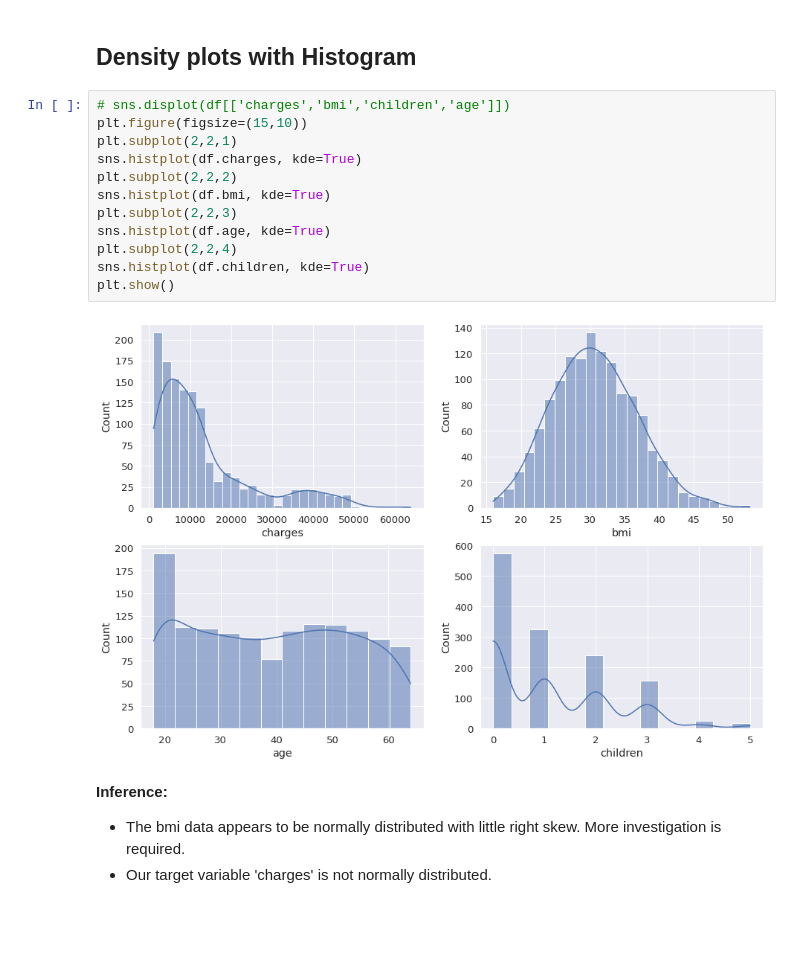
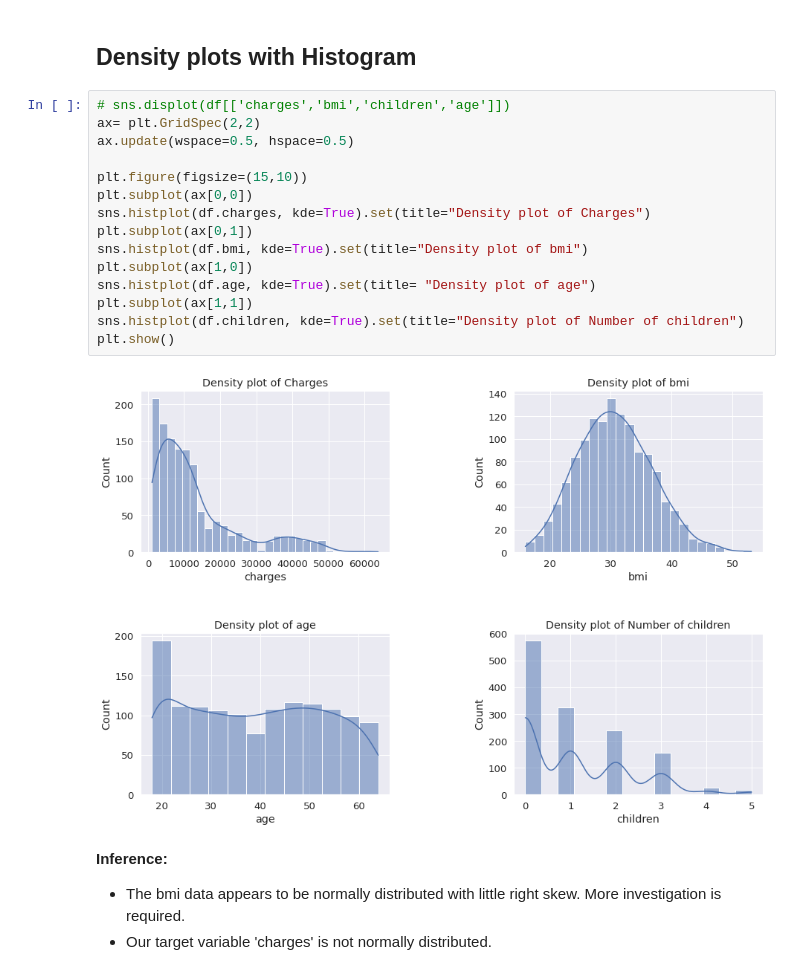
Before and after one commit to Deepam-Rai/Machine-Learning-SSSIHL, a Jupyter notebook: Health_insurance.ipynb, the cells around one changed output. Drawn from its saved outputs; the diff is of its cells as text; blank space fills up the shorter version.

```diff
--- a/Health_insurance.ipynb
+++ b/Health_insurance.ipynb
@@ -192,18 +210,21 @@ plt.show()
 ## Density plots with Histogram
 # %%
 # sns.displot(df[['charges','bmi','children','age']])
+ax= plt.GridSpec(2,2)
+ax.update(wspace=0.5, hspace=0.5)
+
 plt.figure(figsize=(15,10))
-plt.subplot(2,2,1)
-sns.histplot(df.charges, kde=True)
-plt.subplot(2,2,2)
-sns.histplot(df.bmi, kde=True)
-plt.subplot(2,2,3)
-sns.histplot(df.age, kde=True)
-plt.subplot(2,2,4)
-sns.histplot(df.children, kde=True)
+plt.subplot(ax[0,0])
+sns.histplot(df.charges, kde=True).set(title="Density plot of Charges")
+plt.subplot(ax[0,1])
+sns.histplot(df.bmi, kde=True).set(title="Density plot of bmi")
+plt.subplot(ax[1,0])
+sns.histplot(df.age, kde=True).set(title= "Density plot of age")
+plt.subplot(ax[1,1])
+sns.histplot(df.children, kde=True).set(title="Density plot of Number of children")
 plt.show()
 # %% [output]
-[figure, old version]
+[figure, new version]
 # %% [markdown]
 **Inference:**
 - The bmi data appears to be normally distributed with little right skew. More investigation is required.
```
Also changed, not shown: parts of 13 cells of this notebook.
